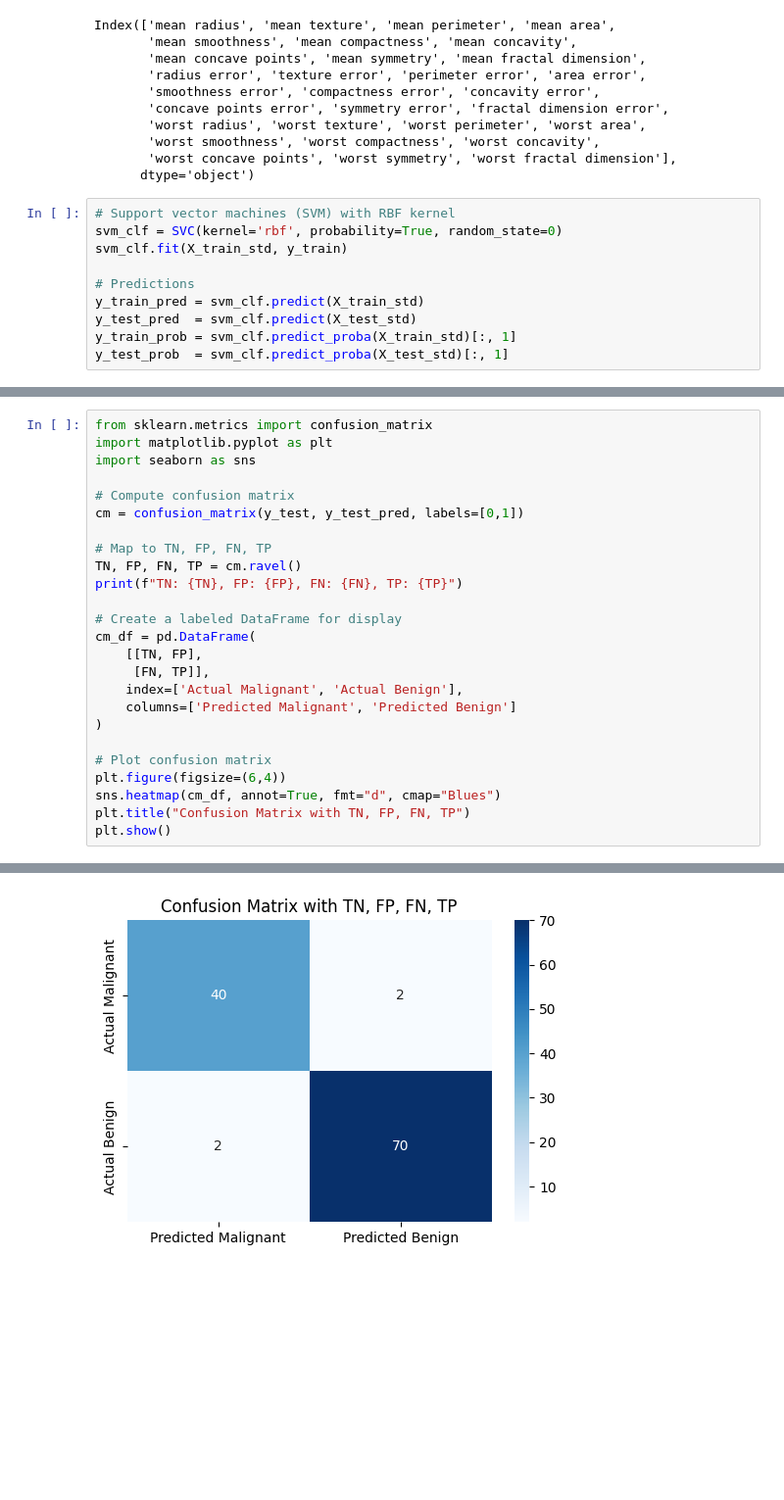
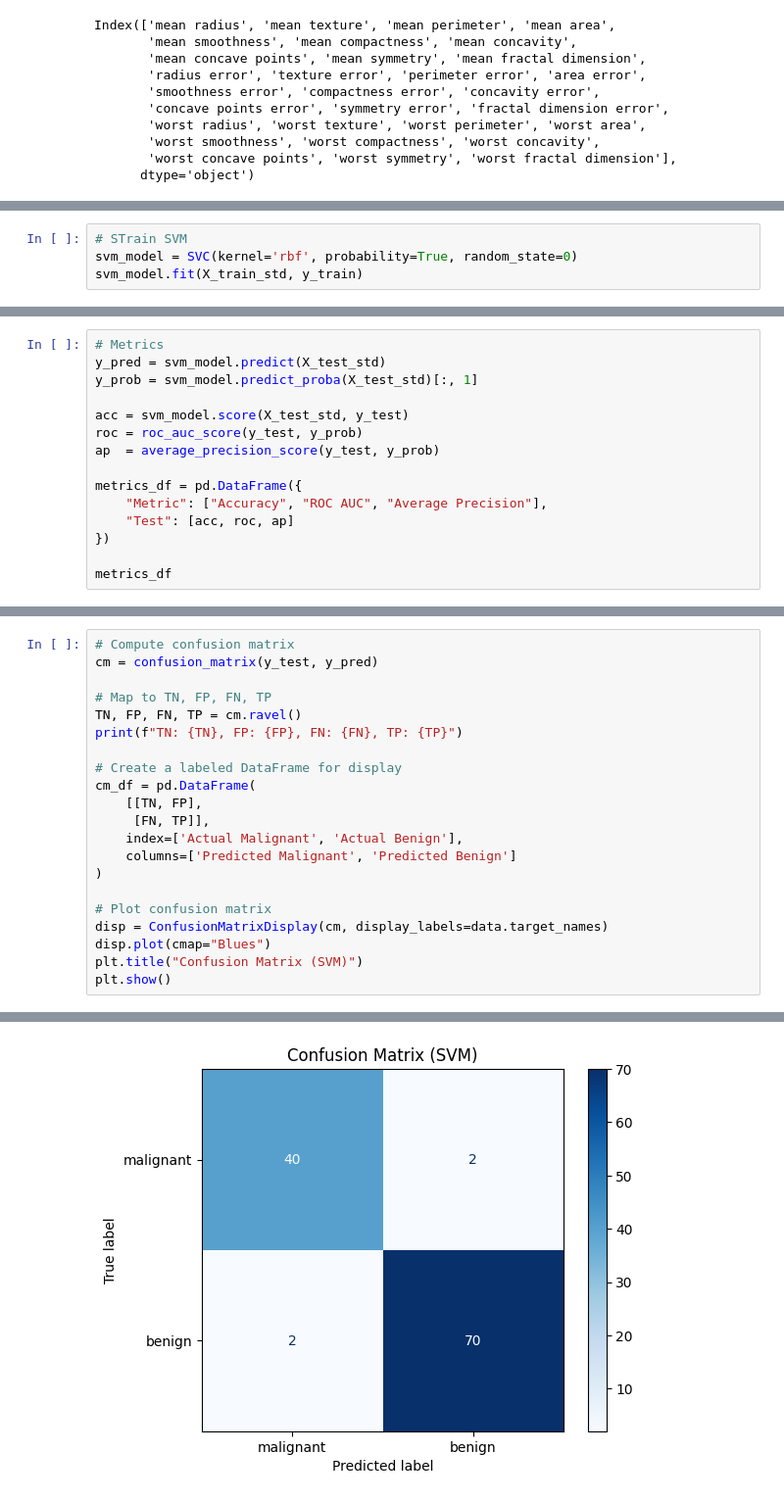
Before and after one commit to kayleepho/MATH-5750-Project-1, a Jupyter notebook: project1.ipynb, the cells around one changed output, grey strips where cells are left out. Shown at 98% size. Drawn from its saved outputs; the diff is of its cells as text; blank space fills up the shorter version.

```diff
--- a/project1.ipynb
+++ b/project1.ipynb
@@ -325,13 +323,3 @@ Index(['mean radius', 'mean texture', 'mean perimeter', 'mean area',
        'worst smoothness', 'worst compactness', 'worst concavity',
        'worst concave points', 'worst symmetry', 'worst fractal dimension'],
       dtype='object')
-# %%
-# Support vector machines (SVM) with RBF kernel
-svm_clf = SVC(kernel='rbf', probability=True, random_state=0)
-svm_clf.fit(X_train_std, y_train)
-
-# Predictions
-y_train_pred = svm_clf.predict(X_train_std)
-y_test_pred  = svm_clf.predict(X_test_std)
-y_train_prob = svm_clf.predict_proba(X_train_std)[:, 1]
-y_test_prob  = svm_clf.predict_proba(X_test_std)[:, 1]
@@ -359,0 +326,4 @@ metrics_df
+# %%
+# STrain SVM
+svm_model = SVC(kernel='rbf', probability=True, random_state=0)
+svm_model.fit(X_train_std, y_train)
@@ -359,0 +332,15 @@ metrics_df
+# %%
+# Metrics
+y_pred = svm_model.predict(X_test_std)
+y_prob = svm_model.predict_proba(X_test_std)[:, 1]
+
+acc = svm_model.score(X_test_std, y_test)
+roc = roc_auc_score(y_test, y_prob)
+ap  = average_precision_score(y_test, y_prob)
+
+metrics_df = pd.DataFrame({
+    "Metric": ["Accuracy", "ROC AUC", "Average Precision"],
+    "Test": [acc, roc, ap]
+})
+
+metrics_df
@@ -360,28 +352,24 @@ metrics_df
 # %%
-from sklearn.metrics import confusion_matrix
-import matplotlib.pyplot as plt
-import seaborn as sns
-
 # Compute confusion matrix
-cm = confusion_matrix(y_test, y_test_pred, labels=[0,1])
+cm = confusion_matrix(y_test, y_pred)
 
 # Map to TN, FP, FN, TP
 TN, FP, FN, TP = cm.ravel()
 print(f"TN: {TN}, FP: {FP}, FN: {FN}, TP: {TP}")
 
 # Create a labeled DataFrame for display
 cm_df = pd.DataFrame(
     [[TN, FP],
      [FN, TP]],
     index=['Actual Malignant', 'Actual Benign'],
     columns=['Predicted Malignant', 'Predicted Benign']
 )
 
 # Plot confusion matrix
-plt.figure(figsize=(6,4))
-sns.heatmap(cm_df, annot=True, fmt="d", cmap="Blues")
-plt.title("Confusion Matrix with TN, FP, FN, TP")
+disp = ConfusionMatrixDisplay(cm, display_labels=data.target_names)
+disp.plot(cmap="Blues")
+plt.title("Confusion Matrix (SVM)")
 plt.show()
 # %% [output]
 TN: 40, FP: 2, FN: 2, TP: 70
-[figure, old version]
+[figure, new version]
```
Also changed, not shown: parts of 14 cells of this notebook.
